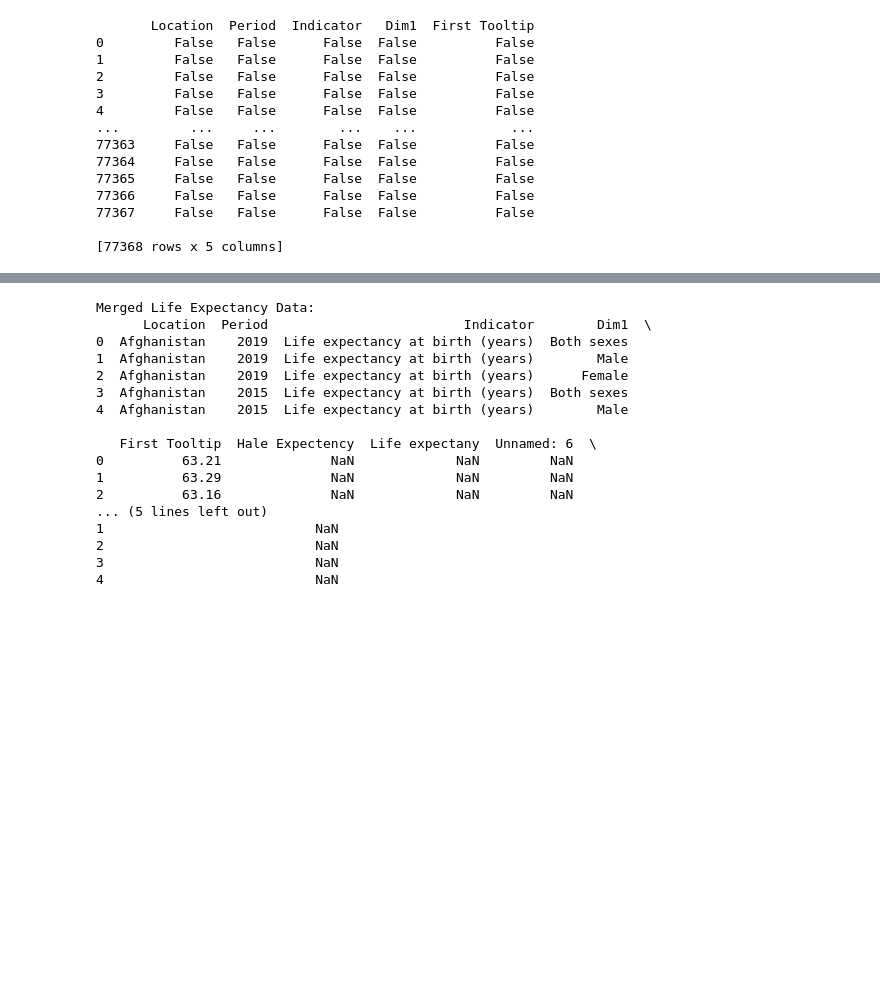
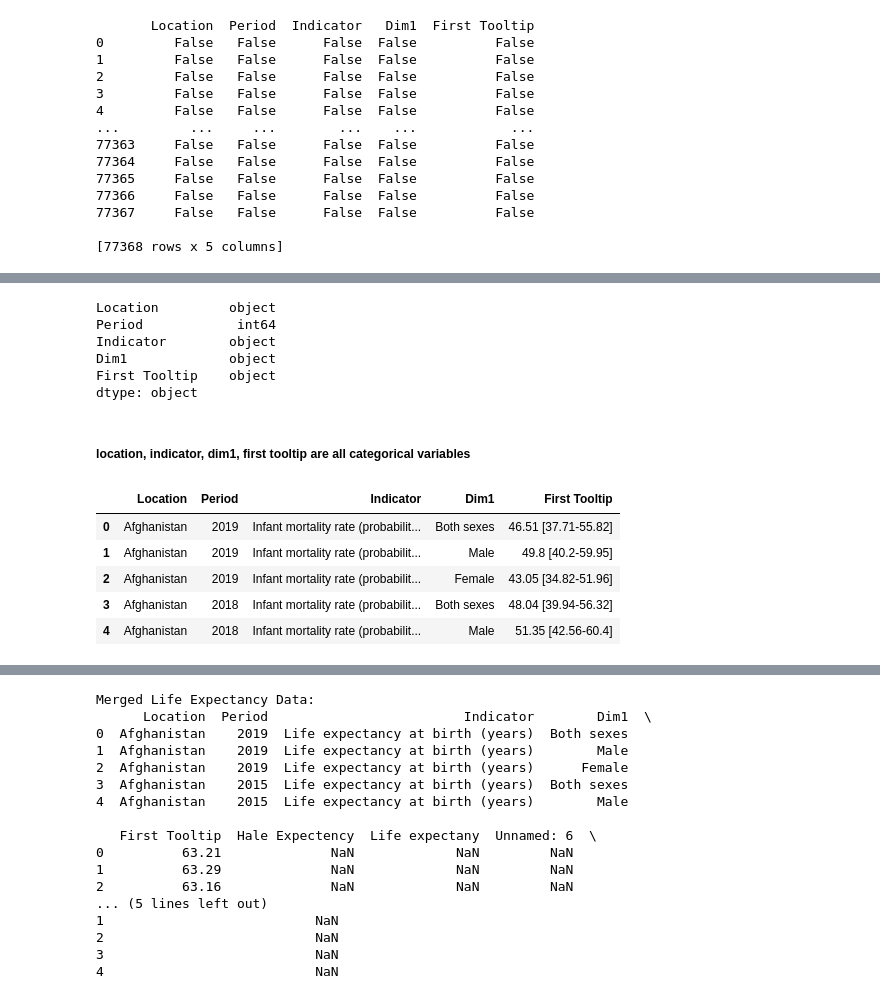
Before and after one commit to BILGI-IE-423/ie423-2024-termproject-the-a-team, a Jupyter notebook: World Health Statistics - Merged.ipynb, the cells around one changed output, grey strips where cells are left out. Drawn from its saved outputs; the diff is of its cells as text; code cells hidden in the pictures; blank space fills up the shorter version.

```diff
--- a/World Health Statistics - Merged.ipynb
+++ b/World Health Statistics - Merged.ipynb
@@ -140,0 +180,20 @@ print(missing_values_mortality)
+# %%
+print(merged_mortality.dtypes)
+# %% [output]
+Location         object
+Period            int64
+Indicator        object
+Dim1             object
+First Tooltip    object
+dtype: object
+# %% [markdown]
+##### location, indicator, dim1, first tooltip are all categorical variables
+# %%
+merged_mortality.head()
+# %% [output]
+|  | Location | Period | Indicator | Dim1 | First Tooltip |
+| 0 | Afghanistan | 2019 | Infant mortality rate (probabilit... | Both sexes | 46.51 [37.71-55.82] |
+| 1 | Afghanistan | 2019 | Infant mortality rate (probabilit... | Male | 49.8 [40.2-59.95] |
+| 2 | Afghanistan | 2019 | Infant mortality rate (probabilit... | Female | 43.05 [34.82-51.96] |
+| 3 | Afghanistan | 2018 | Infant mortality rate (probabilit... | Both sexes | 48.04 [39.94-56.32] |
+| 4 | Afghanistan | 2018 | Infant mortality rate (probabilit... | Male | 51.35 [42.56-60.4] |
```
Also changed, not shown: parts of 22 cells of this notebook.
